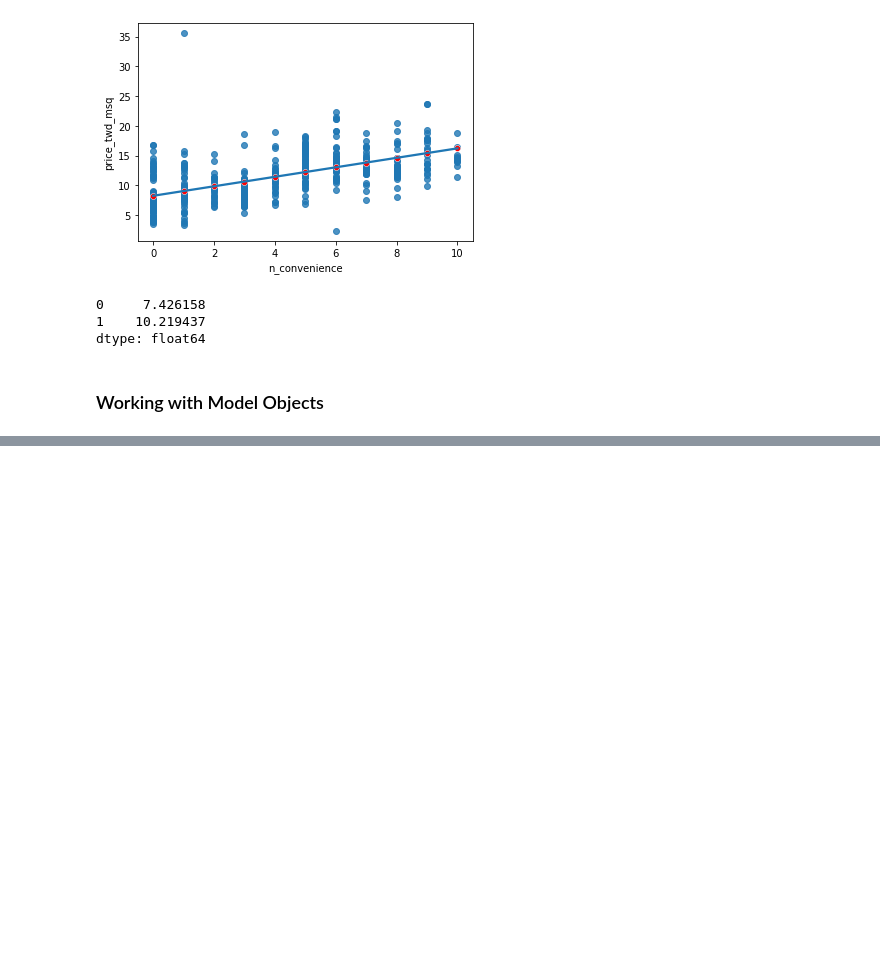
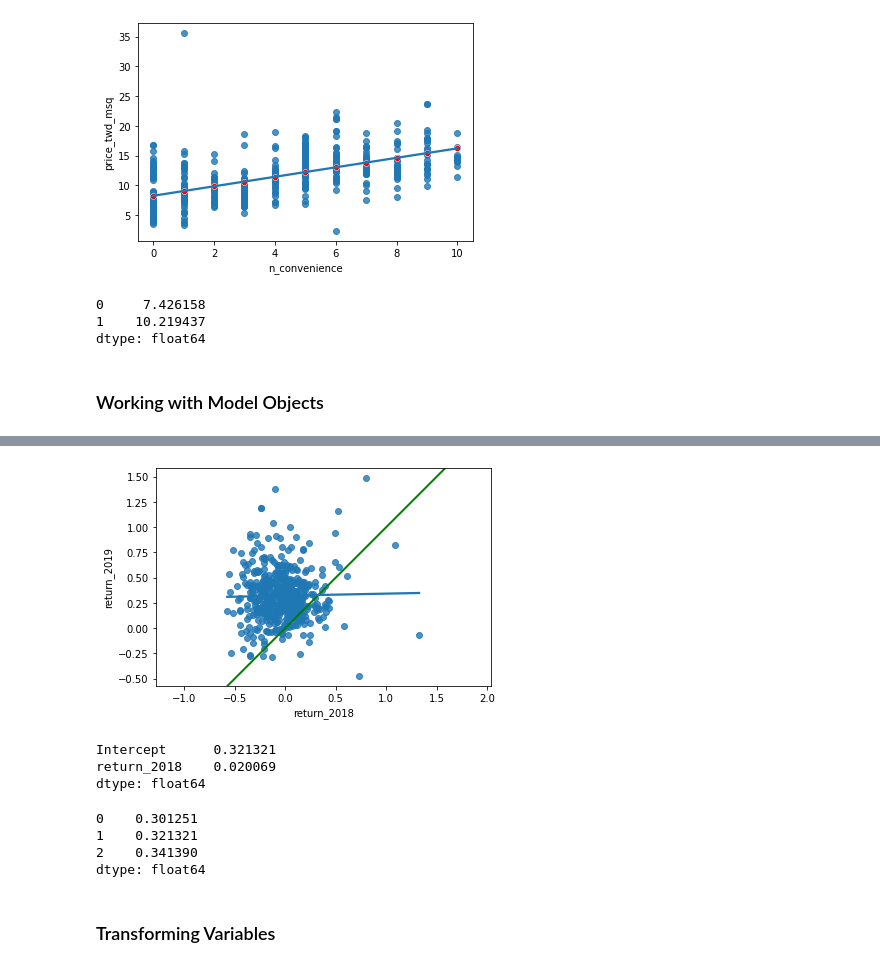
Before and after one commit to AnshuBantra/Python, a Jupyter notebook: Associate Data Scientist in Python/026 Introduction to Regression with statsmodels in Python/regression.ipynb, the cells around one changed output, grey strips where cells are left out. Saved outputs shown, nothing was run; the diff lists cells and outputs as text; code cells hidden in the pictures; blank space fills up the shorter version.

```diff
--- a/Associate Data Scientist in Python/026 Introduction to Regression with statsmodels in Python/regression.ipynb
+++ b/Associate Data Scientist in Python/026 Introduction to Regression with statsmodels in Python/regression.ipynb
@@ -248,0 +302,3 @@ emp.get_info()
+# %%
+sp500_yearly_returns = pd.read_csv(r'./data/sp500_yearly_returns.csv')
+sp500_yearly_returns.head()
@@ -248,0 +312,28 @@ emp.get_info()
+# %%
+fig = plt.figure()
+
+plt.axline(
+  xy1=(0,0)
+  , slope=1
+  , linewidth=2
+  , color='green'
+)
+
+sns.regplot(
+  data=sp500_yearly_returns
+  , x='return_2018'
+  , y='return_2019'
+  , ci=None
+)
+
+plt.axis('equal')
+plt.show();
+# %% [output]
+[figure, added]
+# %%
+mdl_returns = sfa.ols('return_2019 ~ return_2018', data=sp500_yearly_returns).fit()
+print(mdl_returns.params)
+# %% [output]
+Intercept      0.321321
+return_2018    0.020069
+dtype: float64
@@ -248,0 +342,9 @@ emp.get_info()
+# %%
+mdl_returns.predict(explanatory_data)
+# %% [output]
+0    0.301251
+1    0.321321
+2    0.341390
+dtype: float64
+# %% [markdown]
+### Transforming Variables
```
Also changed, not shown: parts of 11 cells of this notebook.
